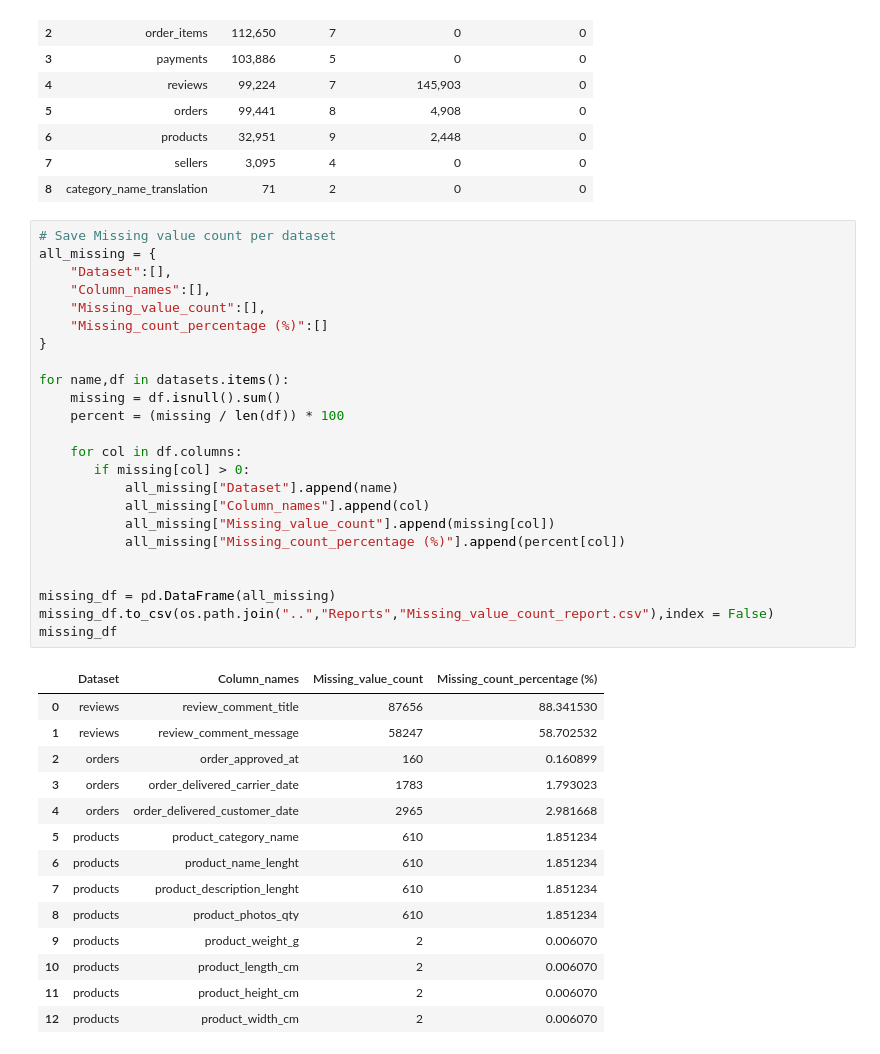
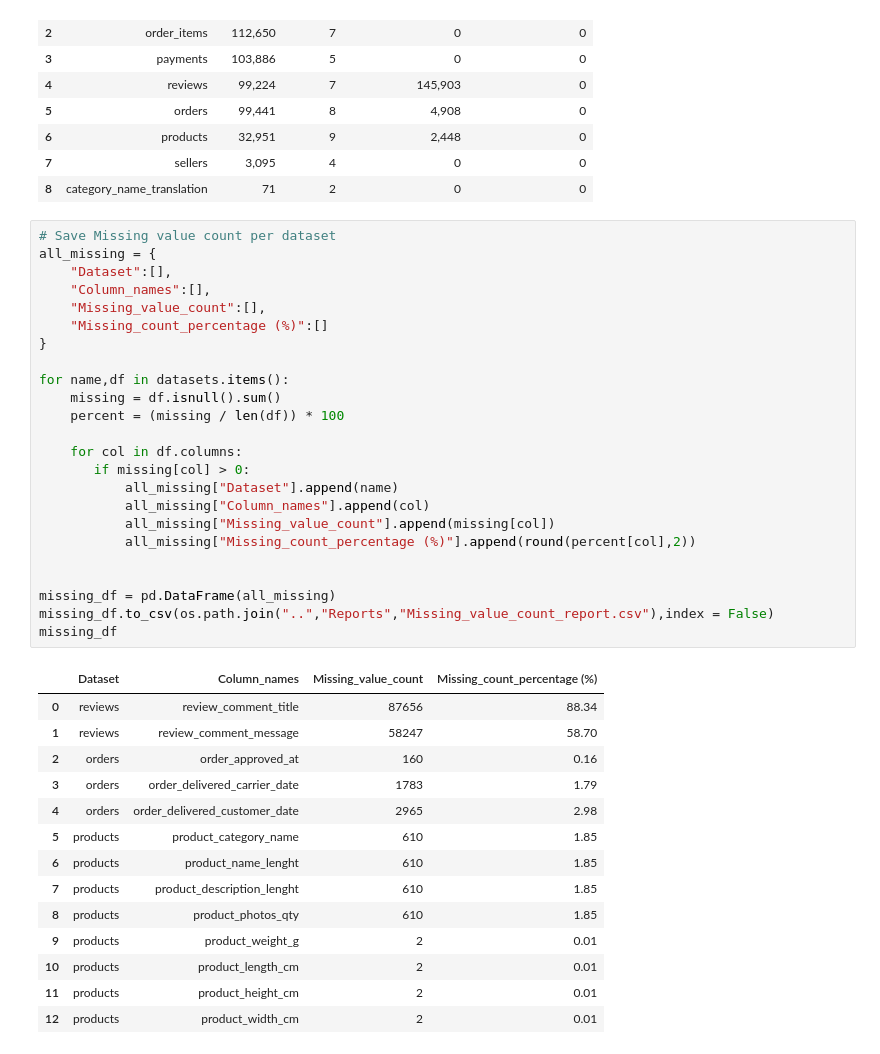
Before and after one commit to Jishnu-12/olist-ecommerce-analytics-pipeline, a Jupyter notebook: Notebooks/01_Exploratory_Data_Analysis.ipynb, the cells around one changed output. Cells and saved outputs as stored; diff of their text form.

```diff
--- a/Notebooks/01_Exploratory_Data_Analysis.ipynb
+++ b/Notebooks/01_Exploratory_Data_Analysis.ipynb
@@ -298,39 +298,39 @@ summery_df
 # %%
 # Save Missing value count per dataset
 all_missing = {
     "Dataset":[],
     "Column_names":[],
     "Missing_value_count":[],
     "Missing_count_percentage (%)":[]
 }
 
 for name,df in datasets.items():
     missing = df.isnull().sum()
     percent = (missing / len(df)) * 100
 
     for col in df.columns:
        if missing[col] > 0:
            all_missing["Dataset"].append(name)
            all_missing["Column_names"].append(col)
            all_missing["Missing_value_count"].append(missing[col])
-           all_missing["Missing_count_percentage (%)"].append(percent[col])
+           all_missing["Missing_count_percentage (%)"].append(round(percent[col],2))
 
 
 missing_df = pd.DataFrame(all_missing)
 missing_df.to_csv(os.path.join("..","Reports","Missing_value_count_report.csv"),index = False)
 missing_df
 # %% [output]
 |  | Dataset | Column_names | Missing_value_count | Missing_count_percentage (%) |
-| 0 | reviews | review_comment_title | 87656 | 88.341530 |
-| 1 | reviews | review_comment_message | 58247 | 58.702532 |
-| 2 | orders | order_approved_at | 160 | 0.160899 |
-| 3 | orders | order_delivered_carrier_date | 1783 | 1.793023 |
-| 4 | orders | order_delivered_customer_date | 2965 | 2.981668 |
-| 5 | products | product_category_name | 610 | 1.851234 |
-| 6 | products | product_name_lenght | 610 | 1.851234 |
-| 7 | products | product_description_lenght | 610 | 1.851234 |
-| 8 | products | product_photos_qty | 610 | 1.851234 |
-| 9 | products | product_weight_g | 2 | 0.006070 |
-| 10 | products | product_length_cm | 2 | 0.006070 |
-| 11 | products | product_height_cm | 2 | 0.006070 |
-| 12 | products | product_width_cm | 2 | 0.006070 |
+| 0 | reviews | review_comment_title | 87656 | 88.34 |
+| 1 | reviews | review_comment_message | 58247 | 58.70 |
+| 2 | orders | order_approved_at | 160 | 0.16 |
+| 3 | orders | order_delivered_carrier_date | 1783 | 1.79 |
+| 4 | orders | order_delivered_customer_date | 2965 | 2.98 |
+| 5 | products | product_category_name | 610 | 1.85 |
+| 6 | products | product_name_lenght | 610 | 1.85 |
+| 7 | products | product_description_lenght | 610 | 1.85 |
+| 8 | products | product_photos_qty | 610 | 1.85 |
+| 9 | products | product_weight_g | 2 | 0.01 |
+| 10 | products | product_length_cm | 2 | 0.01 |
+| 11 | products | product_height_cm | 2 | 0.01 |
+| 12 | products | product_width_cm | 2 | 0.01 |
```
